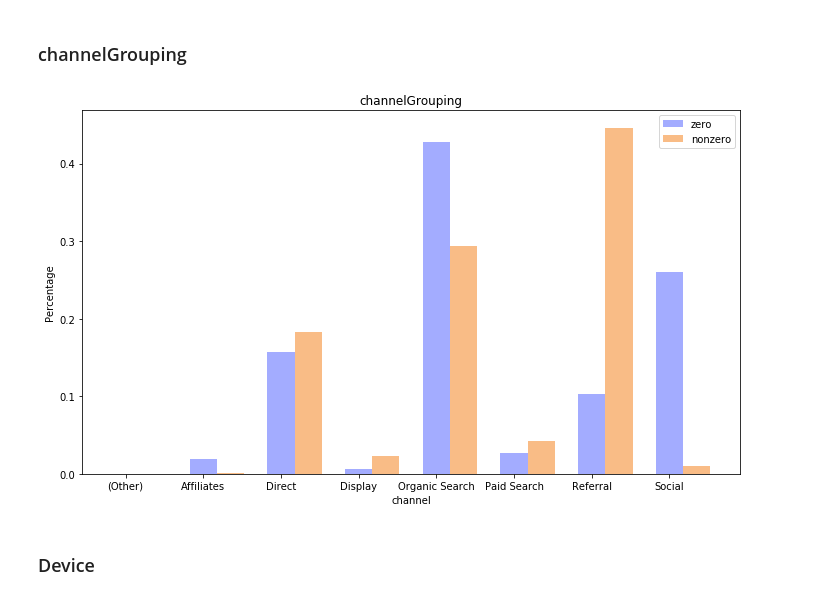
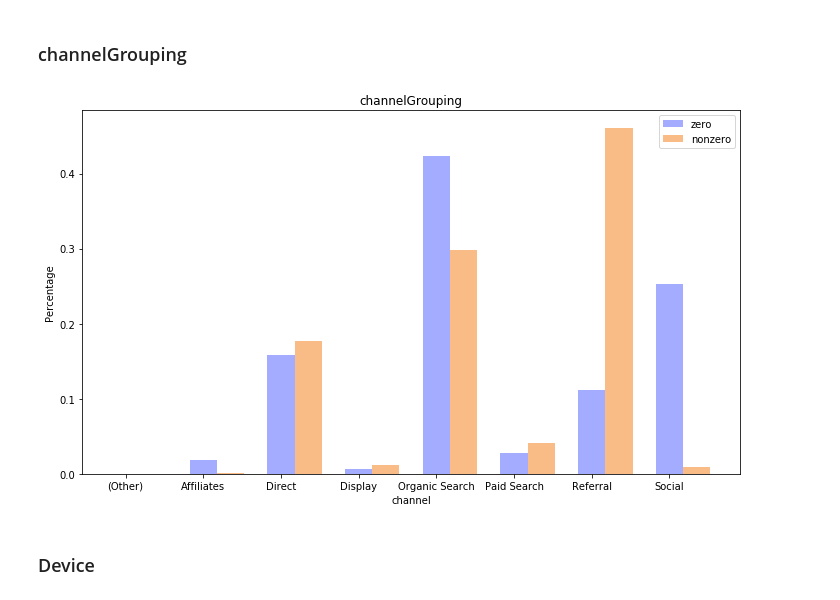
Before and after one commit to jhan0317/sys6018-competition-revenue-prediction, a Jupyter notebook: exploration.ipynb, the cells around one changed output. Drawn from its saved outputs; the diff is of its cells as text; code cells hidden in the pictures.

```diff
--- a/exploration.ipynb
+++ b/exploration.ipynb
@@ -31,7 +33,6 @@ for col in train_df.columns:
     elif col == 'fullVisitorId':
         newcol = 'Id'
     elif col == 'totals.transactionRevenue':
-        print (col)
         newcol = 'revenue'
     elif col.startswith('socialEngagementType'):
         newcol = col.replace('socialEngagementType','social')
@@ -41,7 +42,7 @@ for col in train_df.columns:
         newcol = col.replace('geoNetwork','g')
     elif col.startswith('trafficSource'):
         newcol = col.replace('trafficSource','t')
-    train_df.rename(columns = {col:newcol}, inplace = True)
-    test_df.rename(columns = {col:newcol}, inplace = True)
+    train_df.rename(columns = {col:newcol}, inplace=True)
+    test_df.rename(columns = {col:newcol}, inplace=True)
 
-colnames = train_df.columns
+col_names = list(train_df.columns)
@@ -97,3 +97,32 @@ na_df
 | totals.bounces | 453023 | 0.501324 |
 | totals.newVisits | 200593 | 0.221980 |
 | totals.pageviews | 100 | 0.000111 |
+# %%
+# t.campaignCode, t.adContent, t.adwords... contain more than 90% of NA Value
+# Don't know how to deal with them ???????????
+# Try dropping them first
+train_df['t.isAdwords'] = train_df['t.adwordsClickInfo.adNetworkType'].notnull().astype(int)
+train_df = train_df.drop(['t.campaignCode','t.adContent','t.adwordsClickInfo.adNetworkType',
+                         't.adwordsClickInfo.isVideoAd','t.adwordsClickInfo.page',
+                          't.adwordsClickInfo.slot','t.adwordsClickInfo.gclId'],axis=1)
+# Fill NA value in revenue with 0
+train_df['revenue'] = train_df['revenue'].fillna(0)
+# fill NAs in t.isTrueDirect with False
+train_df['t.isTrueDirect'] = train_df['t.isTrueDirect'].notnull().astype(int)
+
+# The referral path has too many scattered value, create another value to represent its exsistence.
+train_df['t.isReferralPath'] = train_df['t.referralPath'].notnull().astype(int)
+train_df['t.isKeyword'] = train_df['t.keyword'].notnull().astype(int)
+train_df = train_df.drop(['t.referralPath','t.keyword'],axis=1)
+
+# According to the bounce's definition: "It represents the percentage of visitors who
+# enter the site and then leave ("bounce") rather than continuing to view other pages
+# within the same site."
+# Fill NA value with 0.
+train_df['totals.bounces'] = train_df['totals.bounces'].fillna(0)
+
+# Same way to deal with the NA value in totals.newVisits.
+train_df['totals.newVisits'] = train_df['totals.newVisits'].fillna(0)
+
+# Fill NA value in pageviews with median.
+train_df['totals.pageviews'] = train_df['totals.pageviews'].fillna(train_df['totals.pageviews'].median())
@@ -137,7 +166,6 @@ Index(['social', 'd.browserSize', 'd.browserVersion', 'd.flashVersion',
 # Have a look at the revenue which is what we are going to predict
 # From the graph, we can see there is a clear pattern which is consistent
 # with the 80/20 rule.
-train_df['revenue'] = train_df['revenue'].fillna('0').astype('float')
 revenue = train_df.groupby('Id')['revenue'].sum().reset_index()
 revenue['revenue'] = np.log1p(revenue['revenue'].values) # takes natural log of revenue as is required in the competition
 plt.figure()
@@ -154,33 +182,33 @@ id_nonzero = revenue[revenue['revenue'] != 0]['Id'] # 9996 visitors who actually
 # %%
-zero_df = train_df[train_df['Id'].isin(id_zero)]
-nonzero_df = train_df[train_df['Id'].isin(id_nonzero)]
+zero_df = train_df[train_df['revenue']==0] # 892138 rows
+nonzero_df = train_df[train_df['revenue'] !=0] # 11515 rows
 # %% [markdown]
 ### channelGrouping
 # %%
 # Top 3 channels for visitors with no revenue: Organic search, Social and Direct.
 # Top 3 channels for visitors with revenue: Referral, Organic search and Direct.
 # Referal plays an important role in differentiating the visitors.
 
 def plot_two_groups(column):
     channel_zero = zero_df.groupby(column)[column].count()/len(zero_df)
     channel_nonzero = nonzero_df.groupby(column)[column].count()/len(nonzero_df)
     ind = np.arange(len(channel_zero))
     width = 0.35
     fig = plt.figure(figsize=(10, 6))
     ax = fig.add_subplot(111)
     ax.bar(ind, channel_zero, width=0.35,  color='#a3acff', label='zero')
     ax.bar(ind+width, channel_nonzero, width=0.35, color='#f9bc86', label='nonzero')
-    title = raw_train.columns[names.index(column)]
+    title = raw_train.columns[col_names.index(column)]
     plt.xticks(ind, channel_zero.index)
     plt.xlabel(column)
     plt.ylabel('Percentage')
     plt.title(title)
     plt.legend()
     plt.tight_layout()
     plt.show()
 plot_two_groups('channel')
 # %% [output]
-[figure, old version]
+[figure, new version]
 # %% [markdown]
 ### Device
 # %%
```
Also changed, not shown: parts of 36 cells of this notebook.
